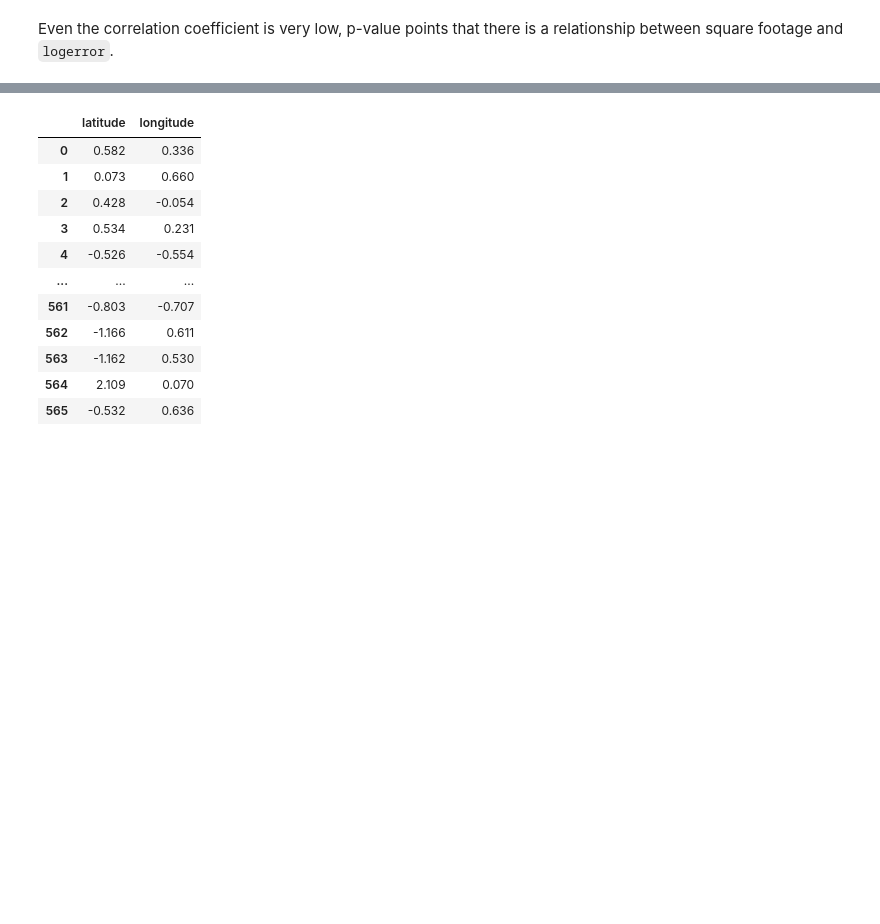
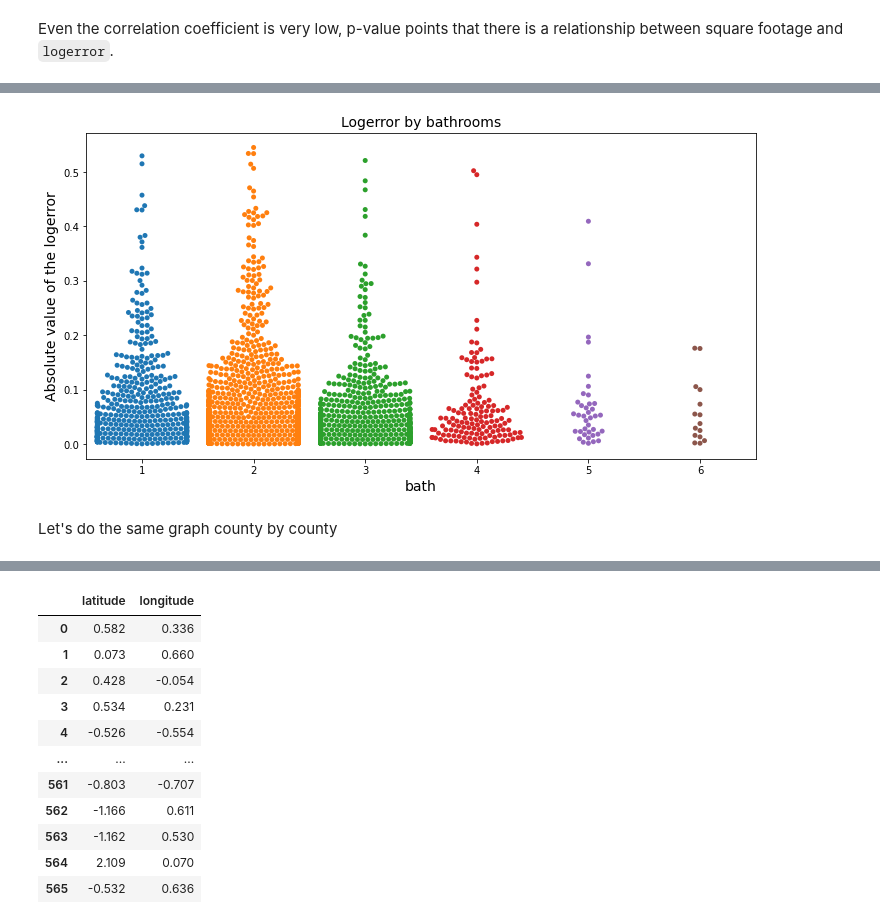
Before and after one commit to nadia-paz/clustering-exercises, a Jupyter notebook: explore_zillow.ipynb, the cells around one changed output, grey strips where cells are left out. Drawn from its saved outputs; the diff is of its cells as text; code cells hidden in the pictures; blank space fills up the shorter version.

```diff
--- a/explore_zillow.ipynb
+++ b/explore_zillow.ipynb
@@ -200,0 +214,9 @@ Even the correlation coefficient is very low, p-value points that there is a rel
+# %%
+plt.figure(figsize=(12, 6))
+plt.title('Logerror by bathrooms')
+sns.swarmplot(x=sample['bath'], y=target)
+plt.ylabel('Absolute value of the logerror');
+# %% [output]
+[figure, added]
+# %% [markdown]
+Let's do the same graph county by county
```
Also changed, not shown: parts of 57 cells of this notebook, 9 other files.
